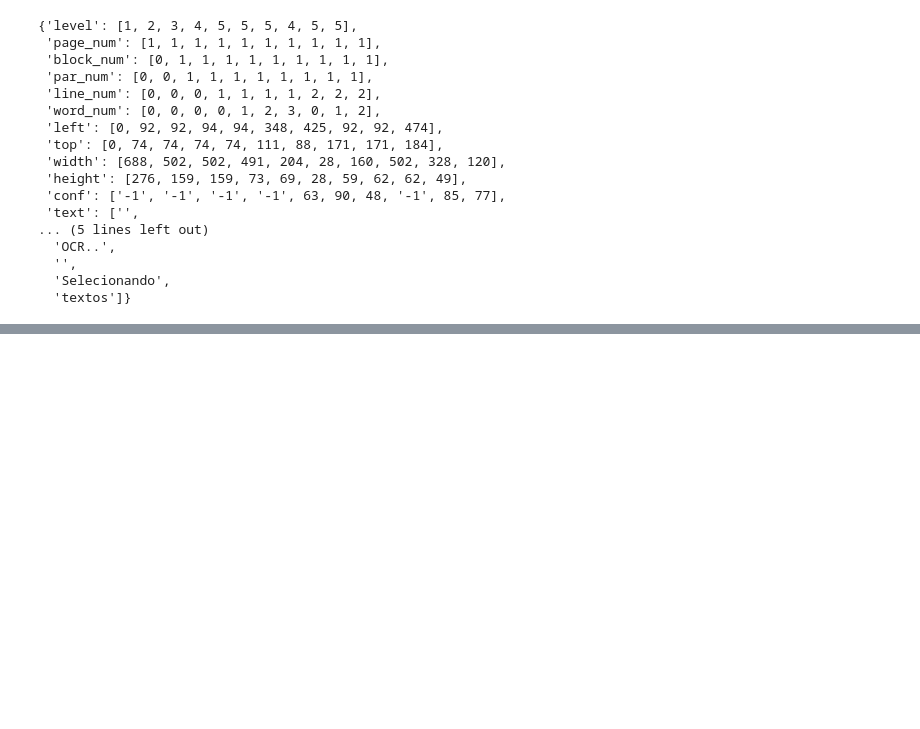
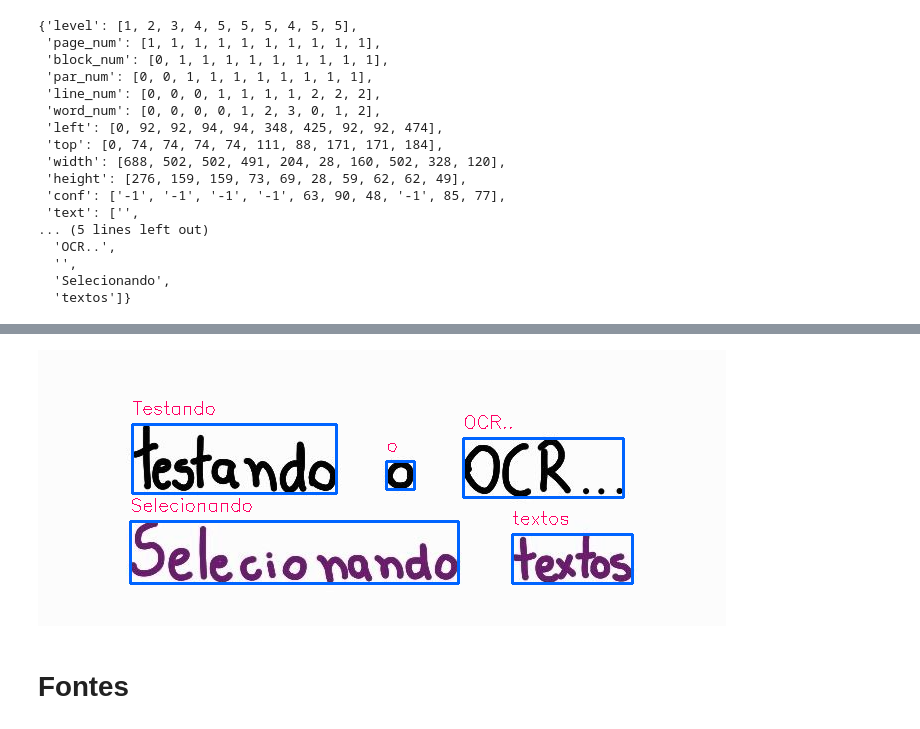
Before and after one commit to joseevitor/reconhecimento_de_texto_OCR_OpenCV, a Jupyter notebook: VisaoComputacional.ipynb, the cells around one changed output, grey strips where cells are left out. Cells and saved outputs as stored; diff of their text form; code cells hidden in the pictures; blank space fills up the shorter version.

```diff
--- a/VisaoComputacional.ipynb
+++ b/VisaoComputacional.ipynb
@@ -315,0 +365,17 @@ min_conf = 40 #@param {type: "slider", max: 100, min: 0}
+# %%
+from numpy.lib.type_check import imag
+img_copy = rgb.copy()
+for i in range(len(result['text'])):
+  confidence = int(result['conf'][i])
+  if confidence > min_conf:
+    x, y, img = text_box(result, img_copy)
+    text = result['text'][i]
+    cv2.putText(img_copy, text, (x, y - 10), cv2.FONT_HERSHEY_SIMPLEX, 0.6, (100, 0, 255)) #como está em BGR é importante lembrar que o 255 é o R
+
+
+
+cv2_imshow(img_copy)
+# %% [output]
+[figure, added]
+# %% [markdown]
+# Fontes
```
Also changed, not shown: parts of 21 cells of this notebook.
